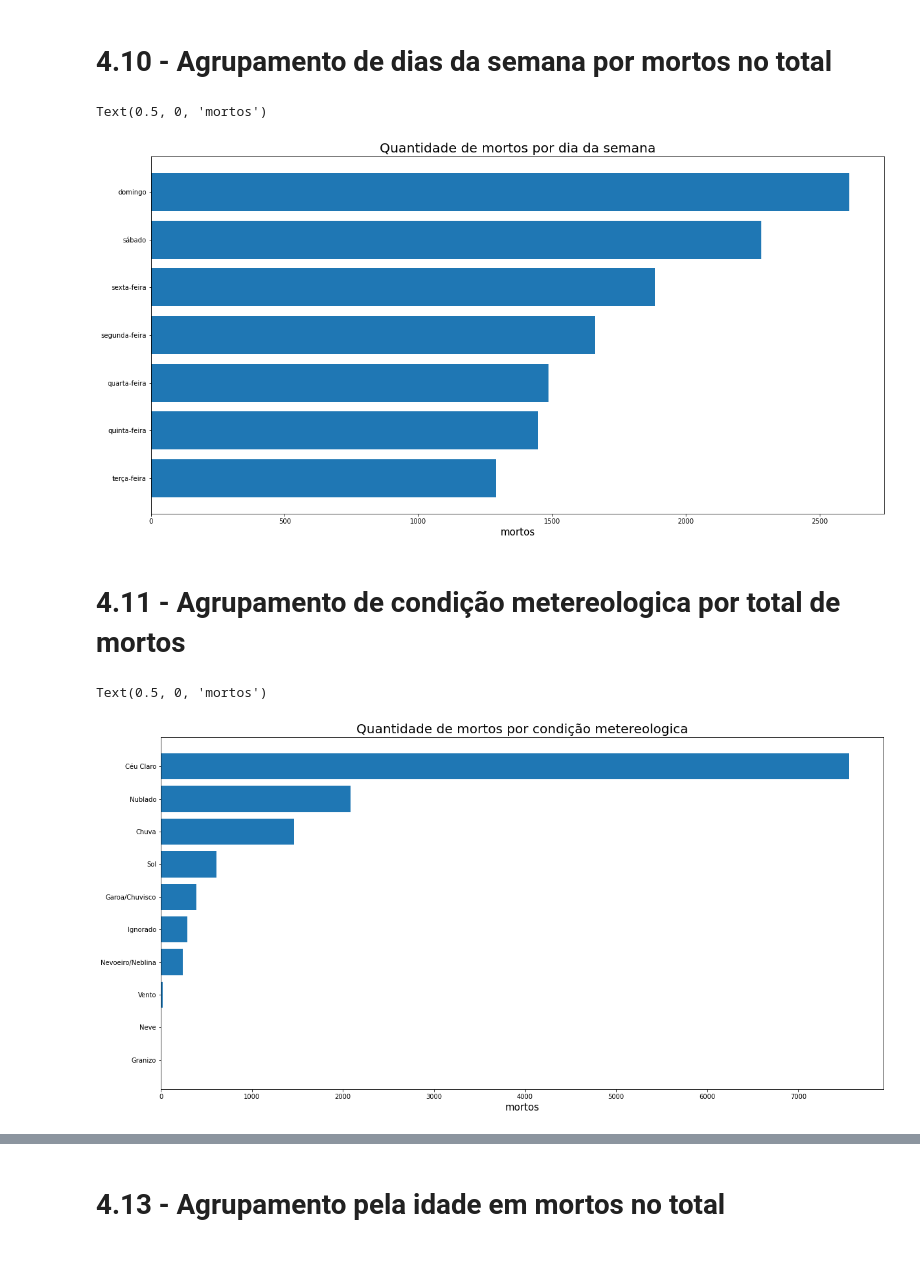
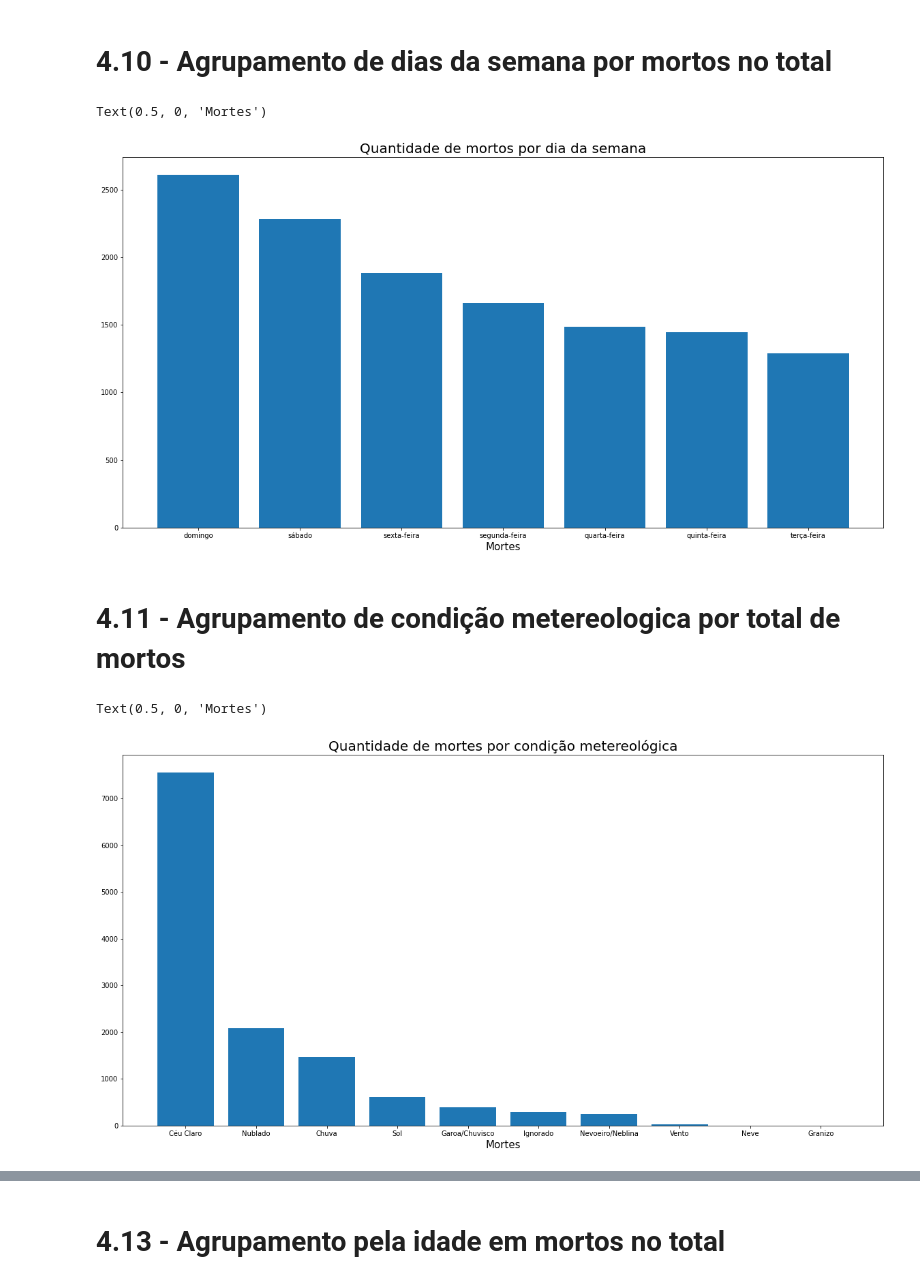
Before and after one commit to RenoirSampaio/DS-FinalProject, a Jupyter notebook: DS_FinalProject.ipynb, the cells around one changed output, grey strips where cells are left out. Saved outputs shown, nothing was run; the diff lists cells and outputs as text; code cells hidden in the pictures; blank space fills up the shorter version.

```diff
--- a/DS_FinalProject.ipynb
+++ b/DS_FinalProject.ipynb
@@ -284,26 +279,26 @@ Text(0.5, 0, 'mortos')
 # 4.10 - Agrupamento de dias da semana por mortos no total
 # %%
 plt.figure(figsize=(20,10))
-ax = df.groupby("dia_semana")["mortos"].sum().sort_values()
+ax = df.groupby("dia_semana")["mortos"].sum().sort_values(ascending=False)
 y = ax.index
 x = ax.values
-plt.barh(y,x)
+plt.bar(y,x)
 plt.title('Quantidade de mortos por dia da semana',fontsize=20)
-plt.xlabel('mortos',fontsize=15)
+plt.xlabel('Mortes', fontsize=15)
 # %% [output]
-Text(0.5, 0, 'mortos')
+Text(0.5, 0, 'Mortes')
-[figure, old version]
+[figure, new version]
 # %% [markdown]
 # 4.11 - Agrupamento de condição metereologica por total de mortos
 # %%
 plt.figure(figsize=(20,10))
-ax = df.groupby("condicao_metereologica")["mortos"].sum().sort_values()
+ax = df.groupby("condicao_metereologica")["mortos"].sum().sort_values(ascending=False)
 y = ax.index
 x = ax.values
-plt.barh(y,x)
-plt.title('Quantidade de mortos por condição metereologica',fontsize=20)
-plt.xlabel('mortos',fontsize=15)
+plt.bar(y,x)
+plt.title('Quantidade de mortes por condição metereológica',fontsize=20)
+plt.xlabel('Mortes',fontsize=15)
 # %% [output]
-Text(0.5, 0, 'mortos')
+Text(0.5, 0, 'Mortes')
-[figure, old version]
+[figure, new version]
 # %% [markdown]
```
Also changed, not shown: parts of 23 cells of this notebook.
